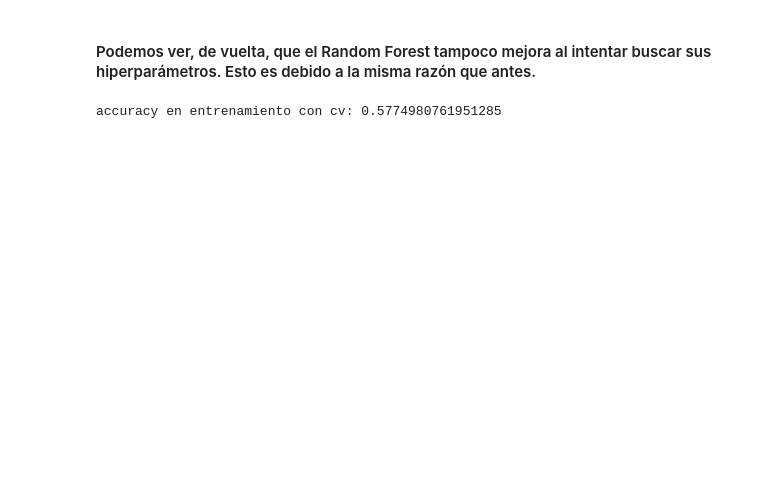
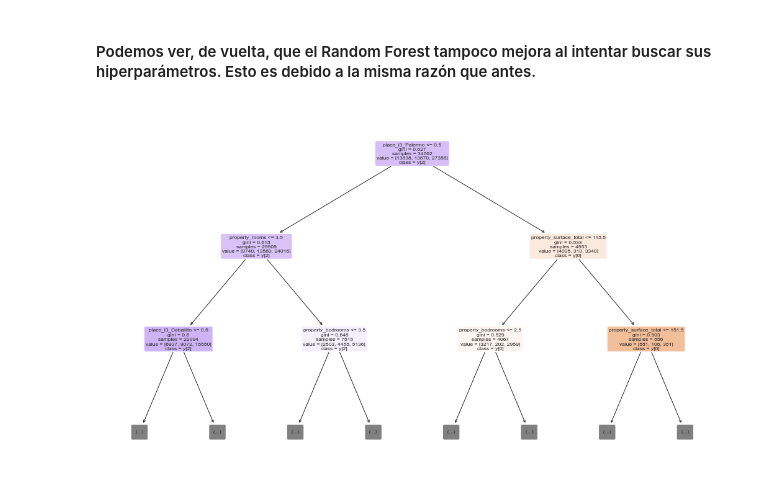
Before and after one commit to franjuarez/7506R-2C2022-GRUPO21, a Jupyter notebook: 7506R_TP1_GRUPO21_ENTREGA.ipynb, the cells around one changed output. Saved outputs shown, nothing was run; the diff lists cells and outputs as text; code cells hidden in the pictures; blank space fills up the shorter version.

```diff
--- a/7506R_TP1_GRUPO21_ENTREGA.ipynb
+++ b/7506R_TP1_GRUPO21_ENTREGA.ipynb
@@ -1700,6 +1707,6 @@ from sklearn.ensemble import RandomForestClassifier
 rfc = RandomForestClassifier(random_state=3)
 
 #Entrenamos el modelo
-model = rfc.fit(X = ds_propiedades_train_x, y = ds_propiedades_train_y)
+modelo = rfc.fit(X = ds_propiedades_train_x, y = ds_propiedades_train_y)
 # %%
 #Realizamos una predicción sobre el set de test
@@ -1779,16 +1828,15 @@ accuracy en entrenamiento con cv: 57.657%
 # %% [markdown]
 #### Podemos ver, de vuelta, que el Random Forest tampoco mejora al intentar buscar sus hiperparámetros. Esto es debido a la misma razón que antes.
 # %%
-#graficar arbol
-plt.figure(figsize=(25,25))
+plt.figure(figsize=(18,11))
 
-tree_plot=tree.plot_tree(model,
-                            max_depth=3,
+tree_plot=tree.plot_tree(modelo.estimators_[11],
+                            max_depth=2,
                             feature_names=ds_propiedades_train_x.columns.to_list(),
                             filled=True,
                             rounded=True,
                             class_names=True)
 
 plt.show(tree_plot)
 # %% [output]
-accuracy en entrenamiento con cv: 0.5774980761951285
+[figure, added]
```
Also changed, not shown: parts of 29 cells of this notebook.
